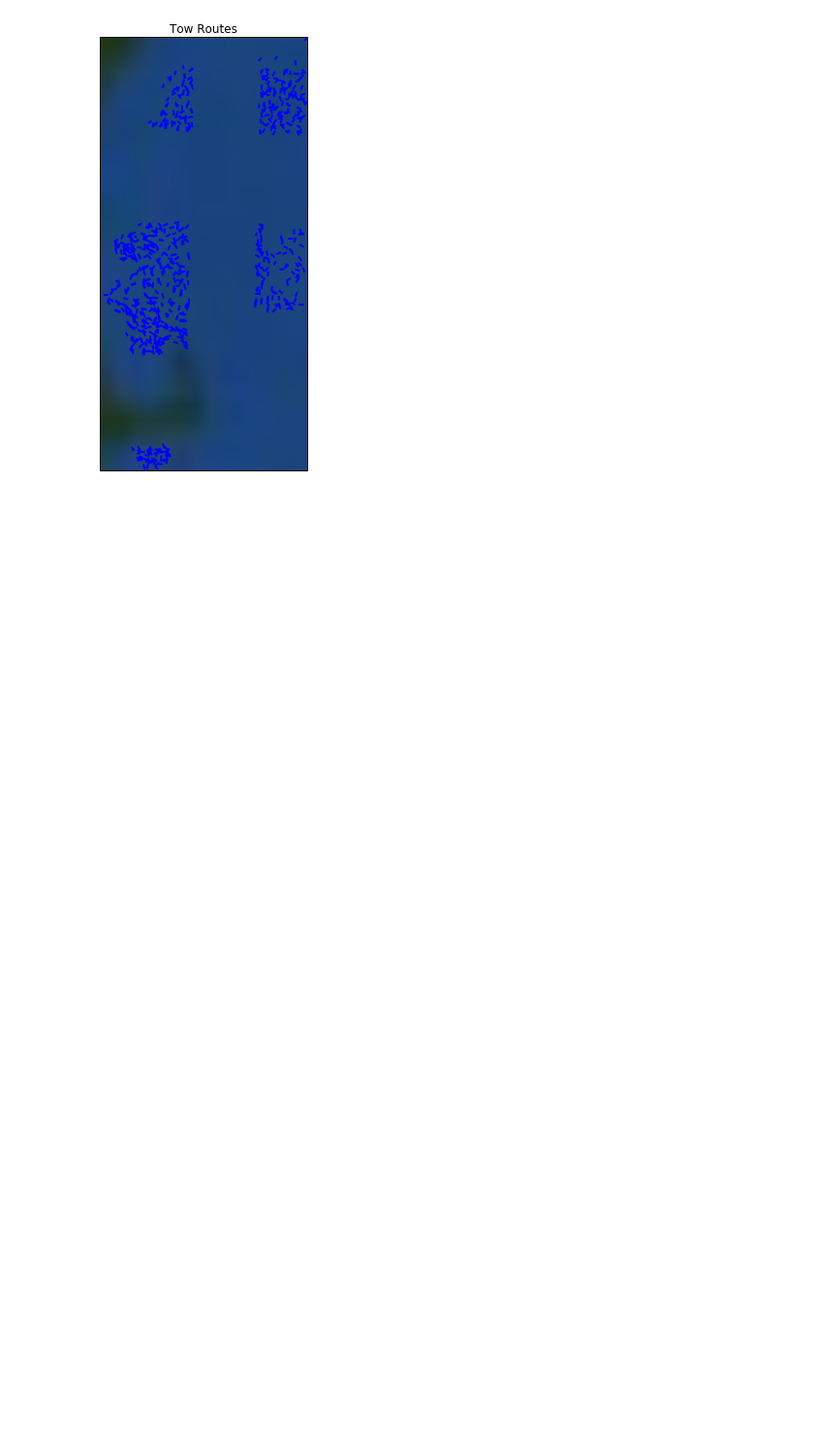
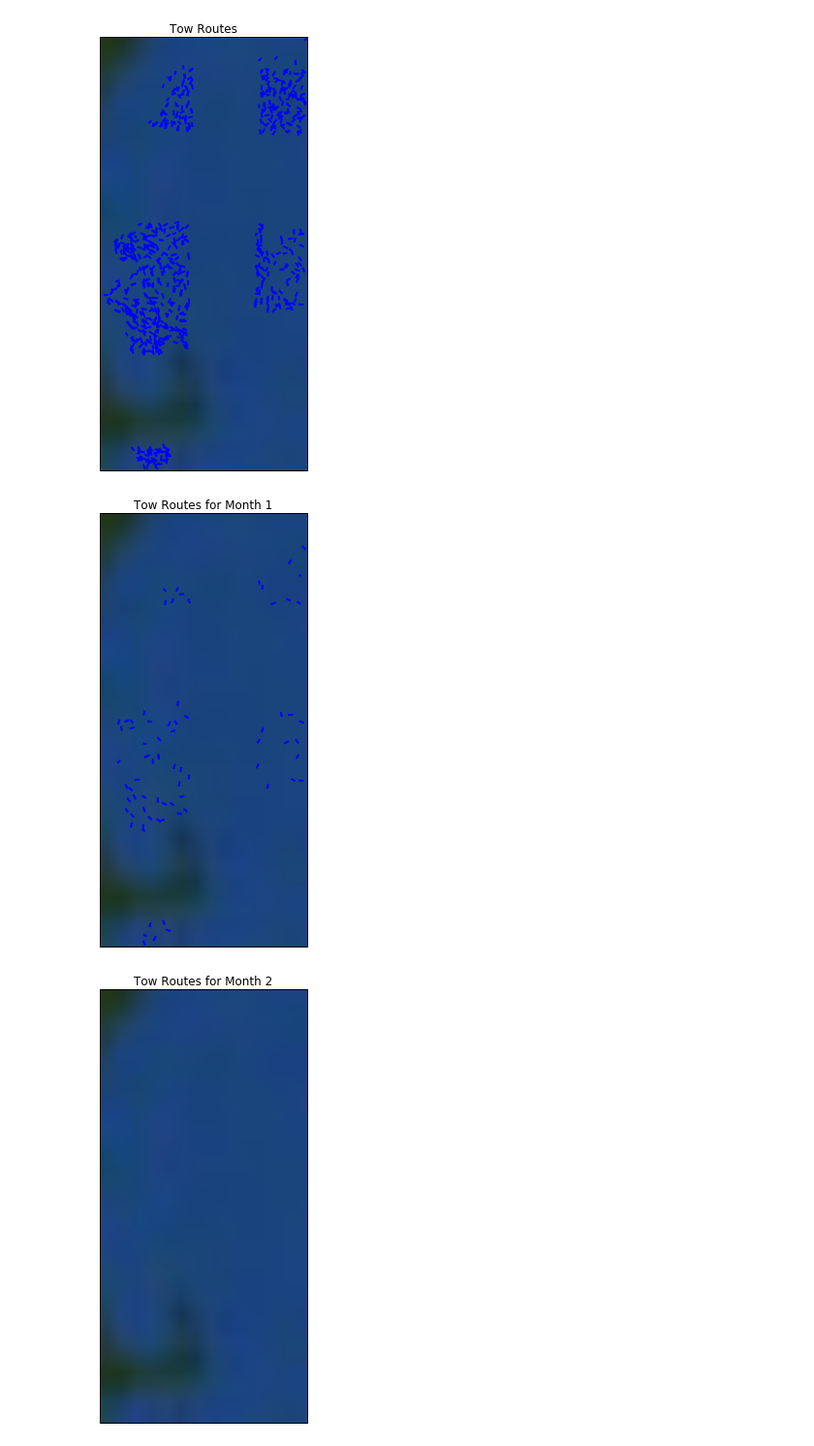
Before and after one commit to lukemckinstry/hack4sea, a Jupyter notebook: notebooks/tows.ipynb, the cells around one changed output. Shown at 97% size. Cells and saved outputs as stored; diff of their text form; code cells hidden in the pictures; blank space fills up the shorter version.

```diff
--- a/notebooks/tows.ipynb
+++ b/notebooks/tows.ipynb
@@ -19,7 +19,6 @@ m.bluemarble(scale=0.5);
 [figure]
 # %%
 #read in points from file
-import os
 df1 = pd.read_csv('../data/raw/IBS2_First_2_Years/Tow_Info.csv')
 df2 = pd.read_csv('../data/raw/IBS2_First_2_Years/tow_info_201880.csv')
 tow_df = df1.append( df2, ignore_index=True ).dropna()
@@ -28,6 +27,7 @@ tow_df['slon'] =  tow_df.apply(lambda row: float((row["START_LON"]).replace('W',
 tow_df['slat'] =  tow_df.apply(lambda row: float((row["START_LAT"]).replace('N','')) / 100, axis=1)
 tow_df['elon'] =  tow_df.apply(lambda row: float((row["END_LON"]).replace('W','')) / -100, axis=1)
 tow_df['elat'] =  tow_df.apply(lambda row: float((row["END_LAT"]).replace('N','')) / 100, axis=1)
+tow_df['pdate'] = tow_df.apply(lambda row: pd.to_datetime( row['START_TIME'] ), axis=1 )
 
 lats = [ i for i in tow_df['slat'] ]
 lons = [ i for i in tow_df['slon'] ]
@@ -88,3 +118,41 @@ plt.savefig( '../data/raw/Tow_Routes_zoomin.png' )
 plt.show()
 # %% [output]
 [figure]
+# %%
+#Color by month
+
+
+#m.drawcoastlines()
+
+# Map (long, lat) to (x, y) for plotting
+#plt.plot()
+
+
+
+
+
+for this_month in range(1,13):
+    fig = plt.figure(figsize=(8, 8))
+    m = Basemap(projection='cass', resolution='i', llcrnrlon=box[0], llcrnrlat=box[1],
+                urcrnrlon=box[2], urcrnrlat=box[3],
+                width=8E6, height=8E6,
+                lat_0=43.260511, lon_0=-68.299058,)  #43.260511, -68.299058
+    m.bluemarble()
+    counter = 0
+    for index, row in tow_df.iterrows():
+
+        if row['pdate'].to_datetime().month == this_month:
+            try:
+                arc = get_arc(row)
+                m.drawgreatcircle(arc[0],arc[1],arc[2],arc[3],linewidth=2,color='b')
+            except:
+                raise ValueError('A very specific bad thing happened.')
+
+    #print( 'month', this_month )
+
+    plt.title('Tow Routes for Month {0}'.format(this_month) )
+    plt.savefig( '../data/raw/month_routes/Tow_Routes_month{0}.png'.format(this_month) )
+#     plt.show()
+# %% [output]
+[figure, added]
+[figure, added]
```
Also changed, not shown: parts of 5 cells of this notebook, 1 other file.
